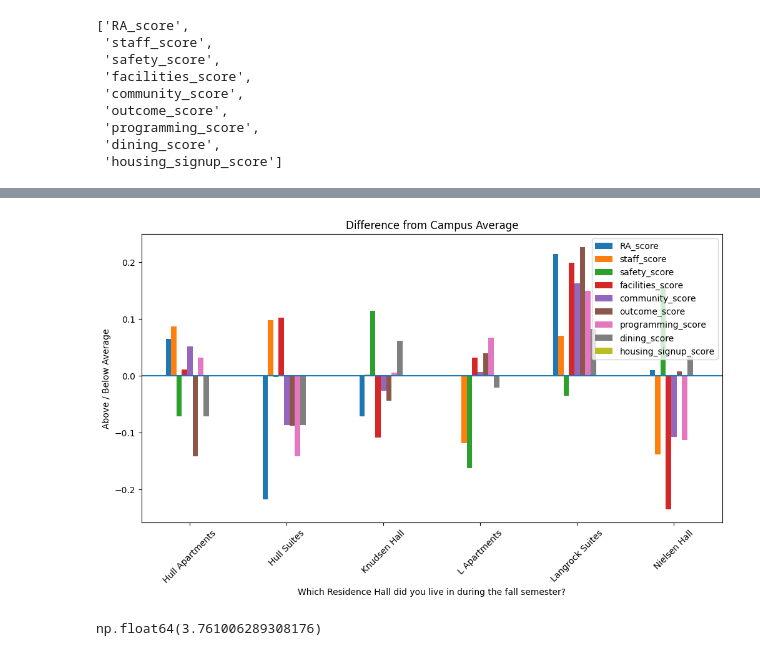
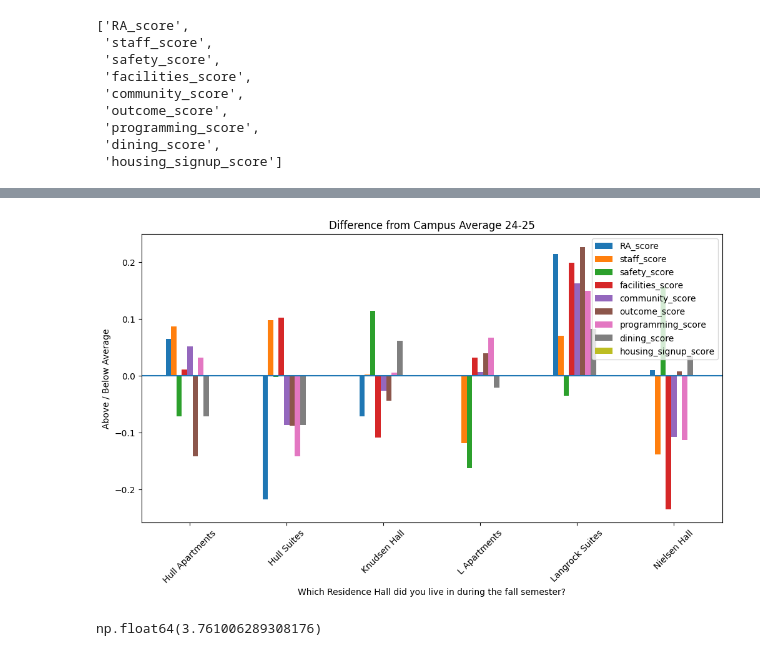
Before and after one commit to bdupey-gv/res_life_survey_analysis, a Jupyter notebook: code/preliminary_analysis.ipynb, the cells around one changed output, grey strips where cells are left out. Drawn from its saved outputs; the diff is of its cells as text; code cells hidden in the pictures.

```diff
--- a/code/preliminary_analysis.ipynb
+++ b/code/preliminary_analysis.ipynb
@@ -982,19 +982,19 @@ df2.groupby('Which Residence Hall did you live in during the fall semester?')[sc
 # %%
 hall_scores = (
     df2.groupby('Which Residence Hall did you live in during the fall semester?')[score_cols]
       .mean()
       .sort_index()
 )
 diff = hall_scores - hall_scores.mean()
 
 diff.plot(kind='bar', figsize=(12,6))
 plt.axhline(0)
-plt.title("Difference from Campus Average")
+plt.title("Difference from Campus Average 24-25")
 plt.ylabel("Above / Below Average")
 plt.xticks(rotation=45)
 plt.show()
 # %% [output]
-[figure, old version]
+[figure, new version]
 # %%
 # L Apartments and Knudsen have droppoed in all scores this year.
 #
```
Also changed, not shown: parts of 7 cells of this notebook.
